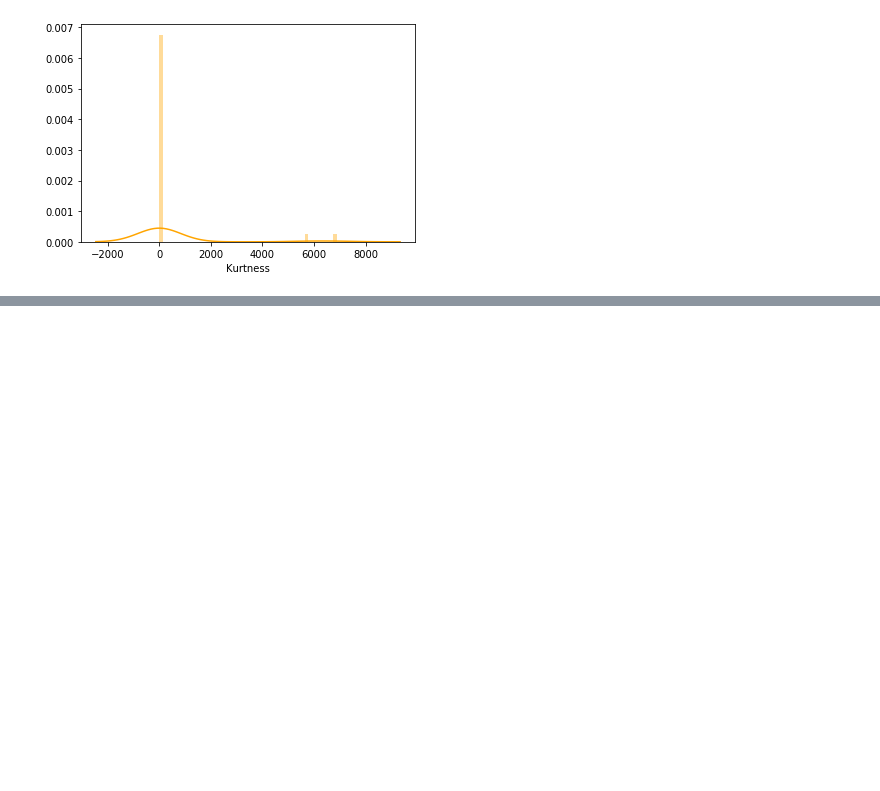
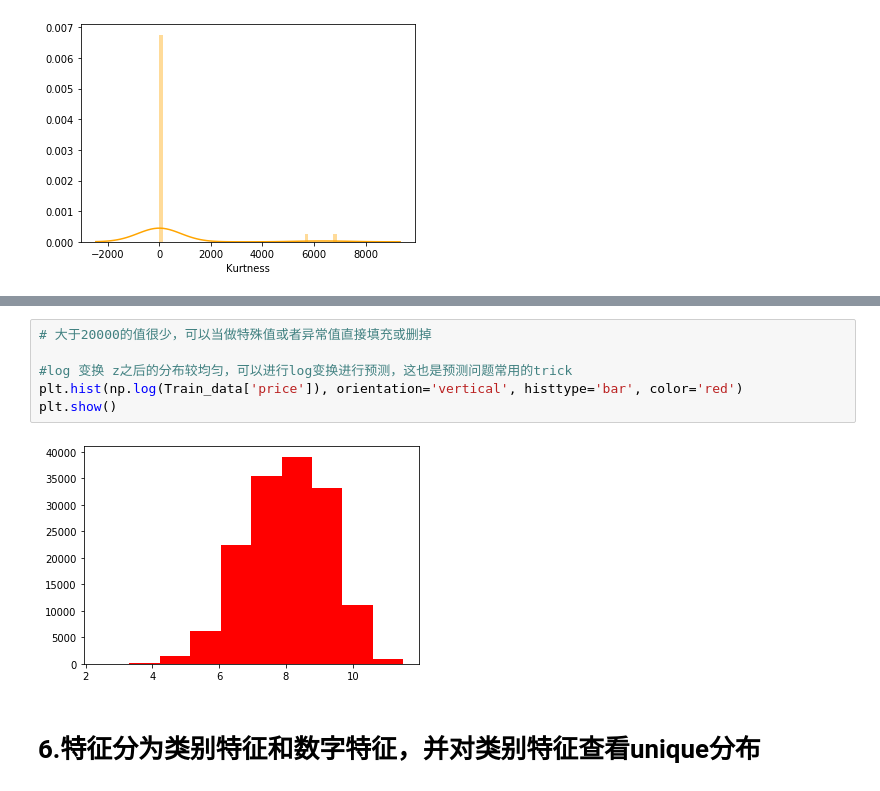
Before and after one commit to cityhunterhb/Used_car-_price_forecast_TianChi, a Jupyter notebook: EDA-数据探索性分析.ipynb, the cells around one changed output, grey strips where cells are left out. Drawn from its saved outputs; the diff is of its cells as text; blank space fills up the shorter version.

```diff
--- a/EDA-数据探索性分析.ipynb
+++ b/EDA-数据探索性分析.ipynb
@@ -443,0 +449,10 @@ sns.distplot(Train_data.kurt(), color='orange', axlabel='Kurtness')
+# %%
+# 大于20000的值很少，可以当做特殊值或者异常值直接填充或删掉
+
+#log 变换 z之后的分布较均匀，可以进行log变换进行预测，这也是预测问题常用的trick
+plt.hist(np.log(Train_data['price']), orientation='vertical', histtype='bar', color='red')
+plt.show()
+# %% [output]
+[figure, added]
+# %% [markdown]
+# 6.特征分为类别特征和数字特征，并对类别特征查看unique分布
```
Also changed, not shown: parts of 40 cells of this notebook.
